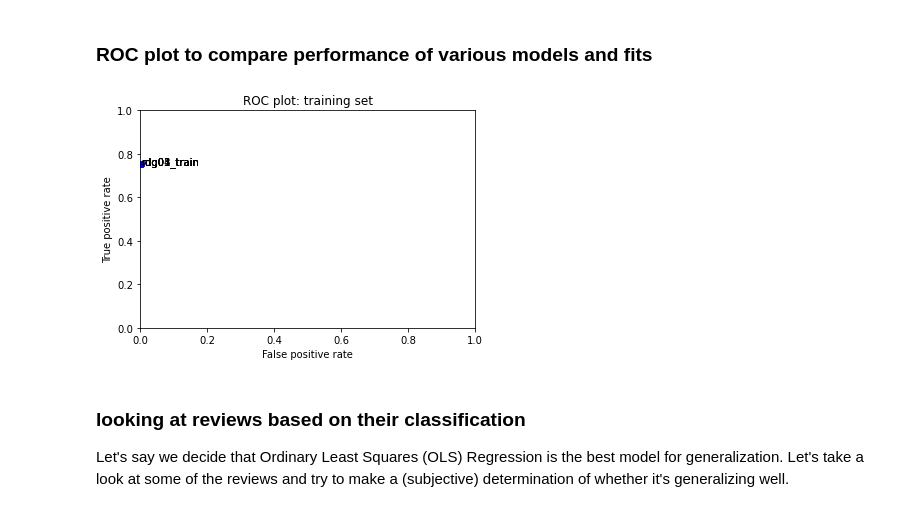
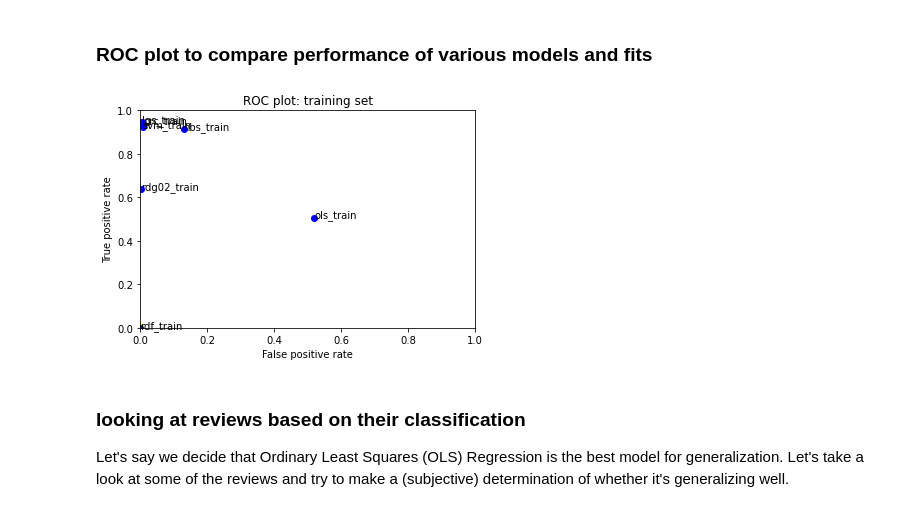
Before and after one commit to Jill1995/ml, a Jupyter notebook: final_assignment_1/toxiccomments_first_full_iteration.ipynb, the cells around one changed output. Cells and saved outputs as stored; diff of their text form; code cells hidden in the pictures.

```diff
--- a/final_assignment_1/toxiccomments_first_full_iteration.ipynb
+++ b/final_assignment_1/toxiccomments_first_full_iteration.ipynb
@@ -60,7 +60,7 @@ def process_raw_data(fn, my_random_seed, test=False):
 
     # vectorize Bag of Words from review text; as sparse matrix
     if (not test): # fit_transform()
-        hv = HashingVectorizer(n_features=2 ** 15, alternate_sign=False)
+        hv = HashingVectorizer(n_features=2 ** 14, alternate_sign=False)
         #cv = CountVectorizer()
         X_hv = hv.fit_transform(toxic_data.comment_text)
         fitted_transformations.append(hv)
@@ -83,13 +83,14 @@ def process_raw_data(fn, my_random_seed, test=False):
     # create additional quantitative features
     # features from Amazon.csv to add to feature set
     toxic_data['word_count'] = toxic_data['comment_text'].str.split(' ').str.len()
-    # toxic_data['punc_count'] = toxic_data['comment_text'].str.count("\.")
+    toxic_data['punc_count'] = toxic_data['comment_text'].str.count("\.")
     # should it be a boolean value? As str.find returns an index; how will a boolean be converted to 0 or 1
     toxic_data['occur_fuck'] =(toxic_data['comment_text'].str.lower().str.count("fuck"))
+    toxic_data['occur_shit'] =(toxic_data['comment_text'].str.lower().str.count("shit"))
     toxic_data['uppercase_letters'] = toxic_data['comment_text'].str.count(r'[A-Z]')
 
 
-    X_quant_features = toxic_data[["word_count", "occur_fuck", "uppercase_letters"]]
+    X_quant_features = toxic_data[["word_count", "occur_fuck", "uppercase_letters", "punc_count", "occur_shit"]]
     print("Look at a few rows of the new quantitative features: ")
     print(X_quant_features.head(10))
 
@@ -296,20 +297,20 @@ print(rdf_performance_train.performance_measures)
 # %% [markdown]
 ### ROC plot to compare performance of various models and fits
 # %%
-fits = [rdg01_performance_train,rdg02_performance_train,rdg03_performance_train,rdg04_performance_train,rdg05_performance_train]
-
+#fits = [rdg01_performance_train,rdg02_performance_train,rdg03_performance_train,rdg04_performance_train,rdg05_performance_train]
+fits = [rdf_performance_train,rdg02_performance_train,prc_performance_train,nbs_performance_train,lgs_performance_train,svm_performance_train,ols_performance_train]
 for fit in fits:
     plt.plot(fit.performance_measures['FP'] / fit.performance_measures['Neg'],
              fit.performance_measures['TP'] / fit.performance_measures['Pos'], 'bo')
     plt.text(fit.performance_measures['FP'] / fit.performance_measures['Neg'],
              fit.performance_measures['TP'] / fit.performance_measures['Pos'], fit.desc)
 plt.axis([0, 1, 0, 1])
 plt.title('ROC plot: training set')
 plt.xlabel('False positive rate')
 plt.ylabel('True positive rate')
 plt.show()
 # %% [output]
-[figure, old version]
+[figure, new version]
 # %% [markdown]
 ### looking at reviews based on their classification
 
```
Also changed, not shown: parts of 25 cells of this notebook.
